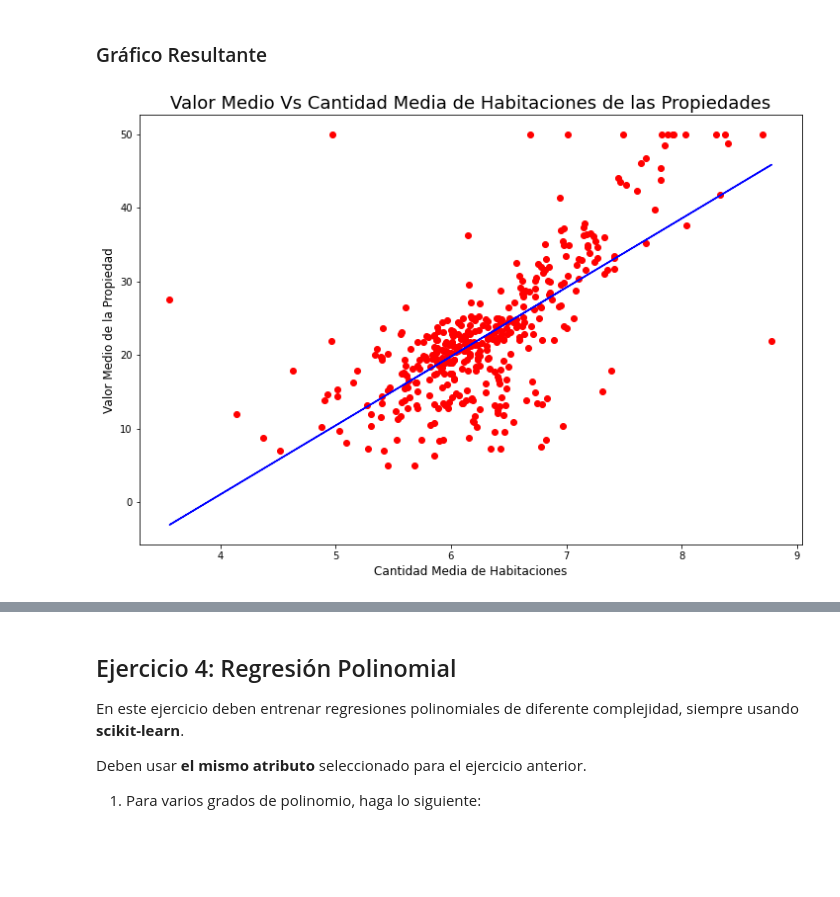
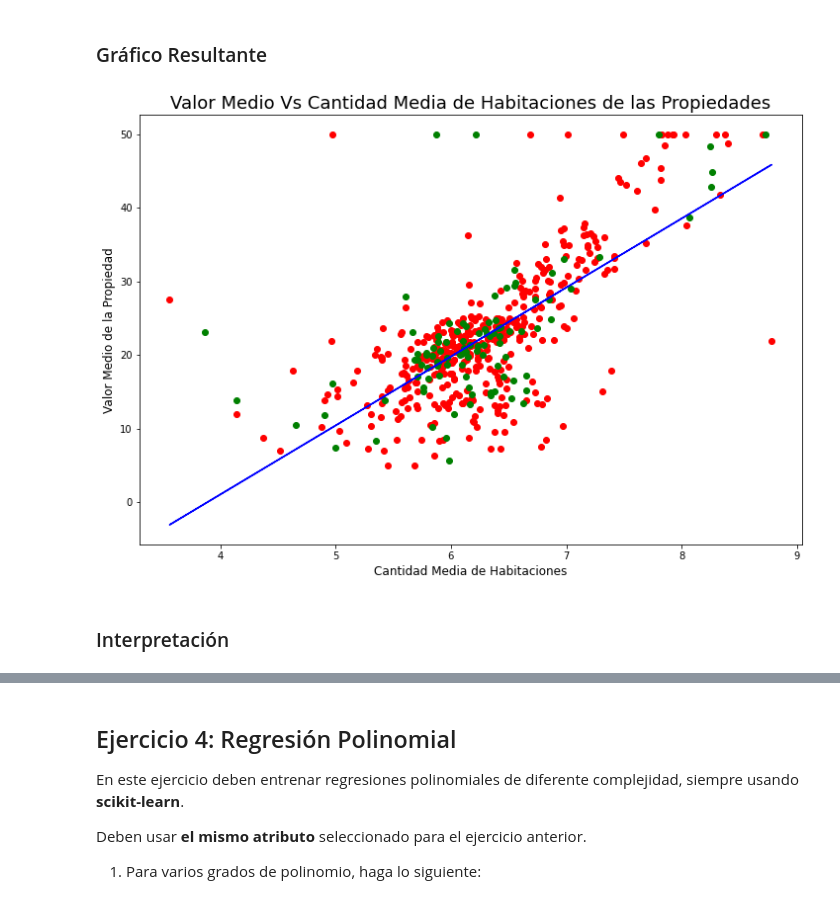
Before and after one commit to JIBarrionuevoGaltier/DiploDatos2021_Grupo_4, a Jupyter notebook: 03_IAA/Lab_1.ipynb, the cells around one changed output, grey strips where cells are left out. Saved outputs shown, nothing was run; the diff lists cells and outputs as text; code cells hidden in the pictures; blank space fills up the shorter version.

```diff
--- a/03_IAA/Lab_1.ipynb
+++ b/03_IAA/Lab_1.ipynb
@@ -276,10 +284,13 @@ Train error 6.543735855131036, Test error 6.848894190115315
 # %%
 plt.figure(figsize=(12,8))
 plt.scatter(X_train, y_train, color='red')
+plt.scatter(X_test, y_test, color='green')
 plt.plot(X_train, y_train_pred, color='blue')
 plt.title('Valor Medio Vs Cantidad Media de Habitaciones de las Propiedades', fontsize=18)
 plt.xlabel('Cantidad Media de Habitaciones', fontsize=12)
 plt.ylabel('Valor Medio de la Propiedad', fontsize=12)
 plt.show()
 # %% [output]
-[figure, old version]
+[figure, new version]
+# %% [markdown]
+### Interpretación
```
Also changed, not shown: parts of 15 cells of this notebook.
